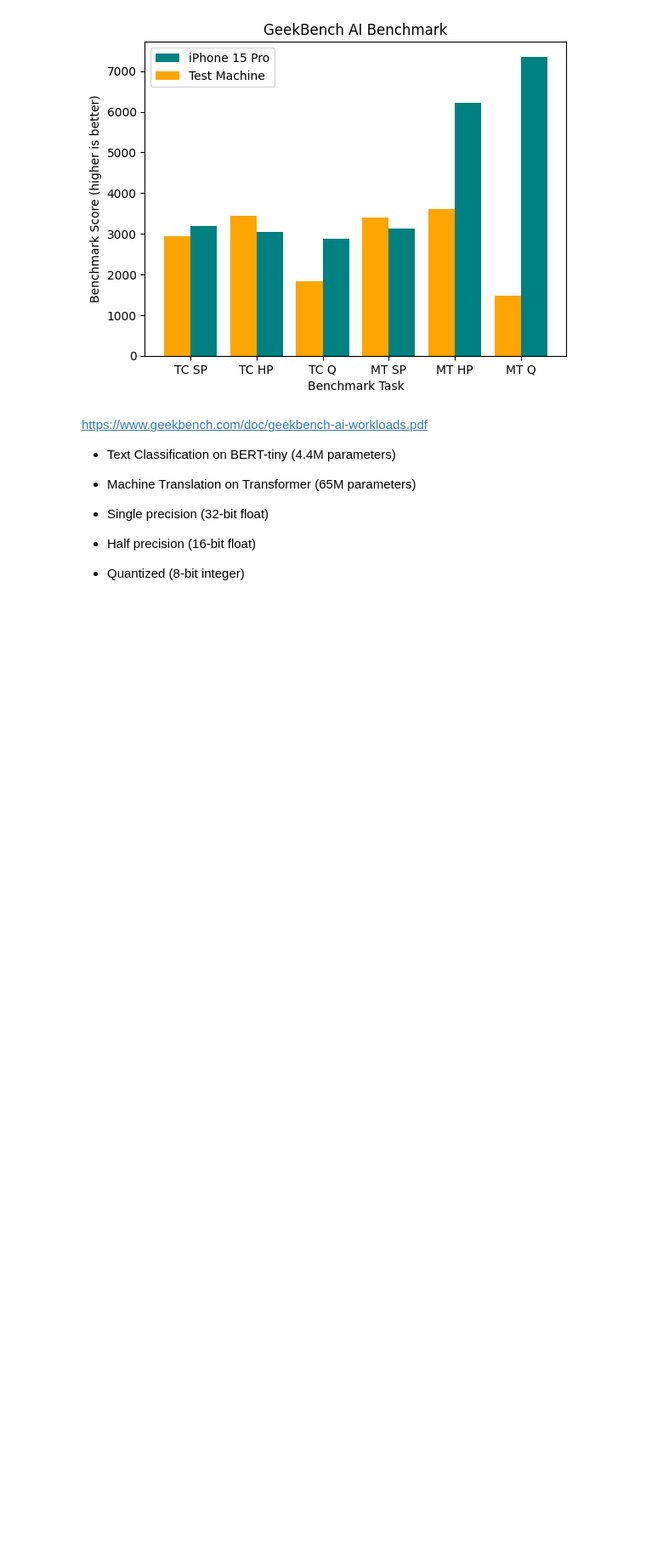
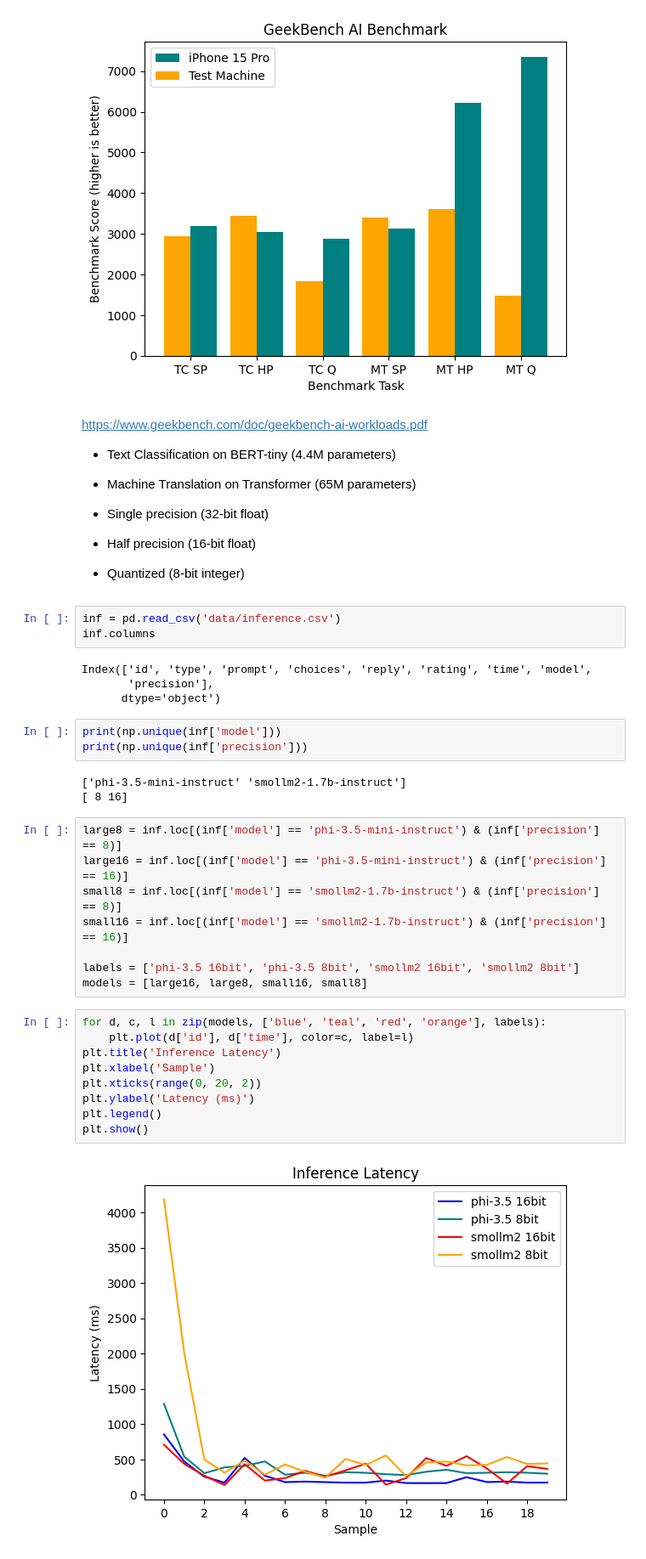
Before and after one commit to crhexa/nohpac, a Jupyter notebook: python/analytics.ipynb, the cells around one changed output. Shown at 85% size. Drawn from its saved outputs; the diff is of its cells as text; blank space fills up the shorter version.

Commit message:
Finalize data and minor changes

```diff
--- a/python/analytics.ipynb
+++ b/python/analytics.ipynb
@@ -60,3 +60,35 @@ https://www.geekbench.com/doc/geekbench-ai-workloads.pdf
 - Single precision (32-bit float)
 - Half precision (16-bit float)
 - Quantized (8-bit integer)
+# %%
+inf = pd.read_csv('data/inference.csv')
+inf.columns
+# %% [output]
+Index(['id', 'type', 'prompt', 'choices', 'reply', 'rating', 'time', 'model',
+       'precision'],
+      dtype='object')
+# %%
+print(np.unique(inf['model']))
+print(np.unique(inf['precision']))
+# %% [output]
+['phi-3.5-mini-instruct' 'smollm2-1.7b-instruct']
+[ 8 16]
+# %%
+large8 = inf.loc[(inf['model'] == 'phi-3.5-mini-instruct') & (inf['precision'] == 8)]
+large16 = inf.loc[(inf['model'] == 'phi-3.5-mini-instruct') & (inf['precision'] == 16)]
+small8 = inf.loc[(inf['model'] == 'smollm2-1.7b-instruct') & (inf['precision'] == 8)]
+small16 = inf.loc[(inf['model'] == 'smollm2-1.7b-instruct') & (inf['precision'] == 16)]
+
+labels = ['phi-3.5 16bit', 'phi-3.5 8bit', 'smollm2 16bit', 'smollm2 8bit']
+models = [large16, large8, small16, small8]
+# %%
+for d, c, l in zip(models, ['blue', 'teal', 'red', 'orange'], labels):
+    plt.plot(d['id'], d['time'], color=c, label=l)
+plt.title('Inference Latency')
+plt.xlabel('Sample')
+plt.xticks(range(0, 20, 2))
+plt.ylabel('Latency (ms)')
+plt.legend()
+plt.show()
+# %% [output]
+[figure, added]
```
Also changed, not shown: parts of 4 cells of this notebook, 7 other files.
